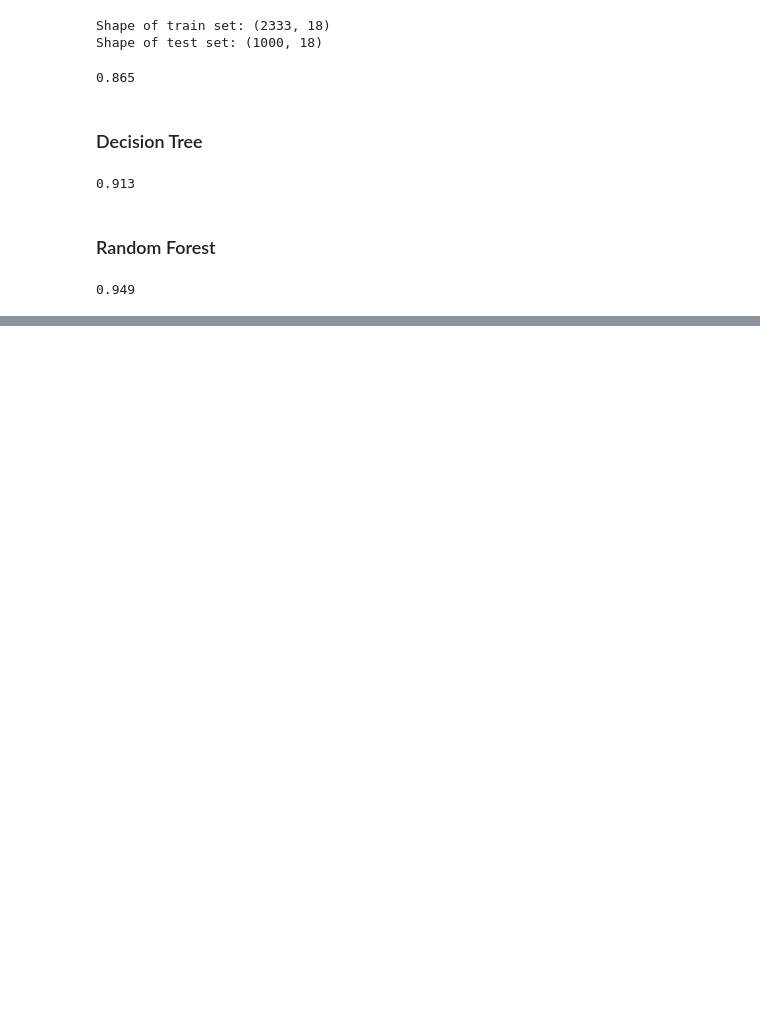
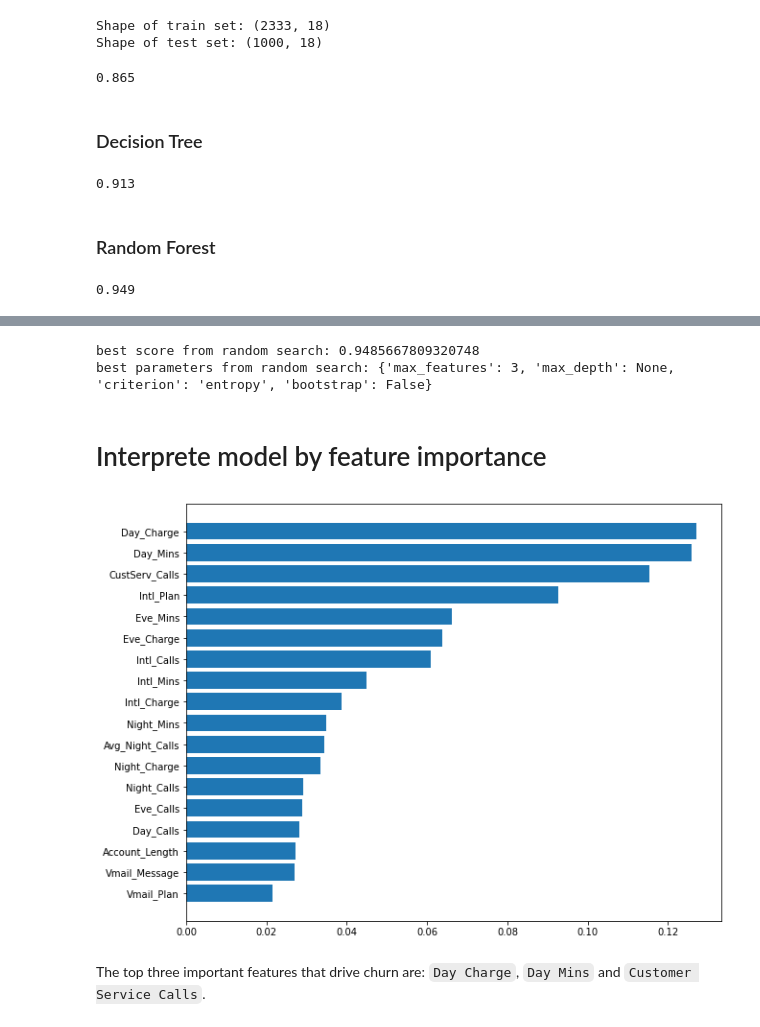
Before and after one commit to AilingLiu/Growth_Analysis, a Jupyter notebook: Marketing_Analytics_Predicting_Customer_Churn.ipynb, the cells around one changed output, grey strips where cells are left out. Cells and saved outputs as stored; diff of their text form; code cells hidden in the pictures; blank space fills up the shorter version.

```diff
--- a/Marketing_Analytics_Predicting_Customer_Churn.ipynb
+++ b/Marketing_Analytics_Predicting_Customer_Churn.ipynb
@@ -321,0 +361,11 @@ Our results table shows RandomForest has the highest precision score, while Deci
+# %%
+from sklearn.model_selection import GridSearchCV
+
+# Create the hyperparameter grid
+param_grid = {"max_depth": [3, None],
+              "max_features": [1, 3, 10],
+              "bootstrap": [True, False],
+              "criterion": ["gini", "entropy"]}
+
+grid_search = GridSearchCV(rf, param_grid)
+grid_search.fit(X_train, y_train)
@@ -321,0 +396,11 @@ Our results table shows RandomForest has the highest precision score, while Deci
+# %%
+from sklearn.model_selection import RandomizedSearchCV
+
+param_grid = {"max_depth": [3, None],
+              "max_features": [1, 3, 10],
+              "bootstrap": [True, False],
+              "criterion": ["gini", "entropy"]}
+
+random_search = RandomizedSearchCV(rf, param_grid)
+
+random_search.fit(X_train, y_train)
@@ -321,0 +425,21 @@ Our results table shows RandomForest has the highest precision score, while Deci
+# %%
+print(f'best score from random search: {random_search.best_score_}')
+print(f'best parameters from random search: {random_search.best_params_}')
+# %% [output]
+best score from random search: 0.9485667809320748
+best parameters from random search: {'max_features': 3, 'max_depth': None, 'criterion': 'entropy', 'bootstrap': False}
+# %% [markdown]
+# Interprete model by feature importance
+# %%
+importances = grid_search.best_estimator_.feature_importances_
+
+sorted_index = np.argsort(importances)
+labels = X_train.columns[sorted_index]
+
+plt.figure(figsize=(10, 8))
+plt.barh(range(X_train.shape[1]), importances[sorted_index], tick_label=labels)
+plt.show()
+# %% [output]
+[figure, added]
+# %% [markdown]
+The top three important features that drive churn are: `Day Charge`, `Day Mins` and `Customer Service Calls`.
```
Also changed, not shown: parts of 11 cells of this notebook.
